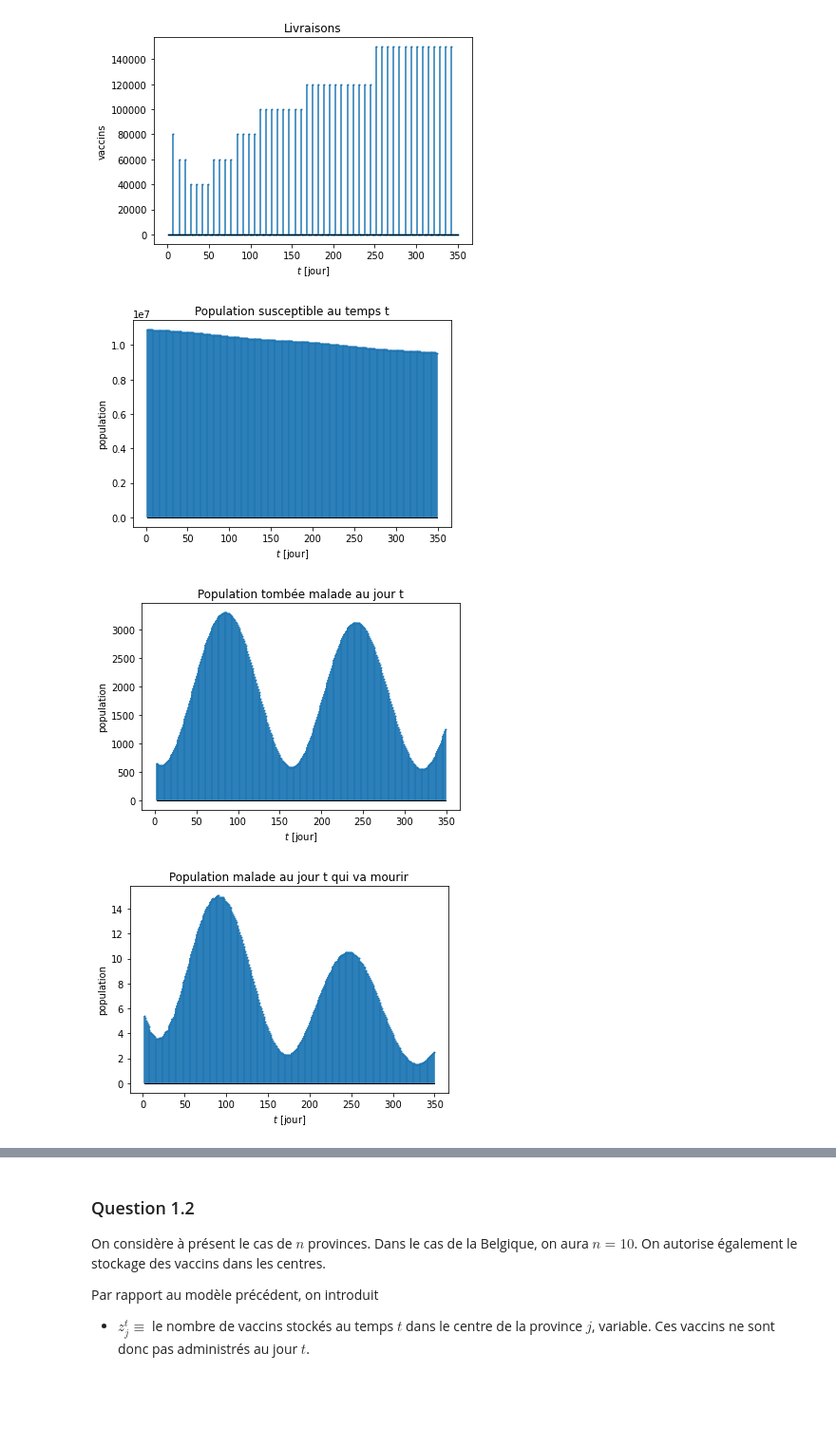
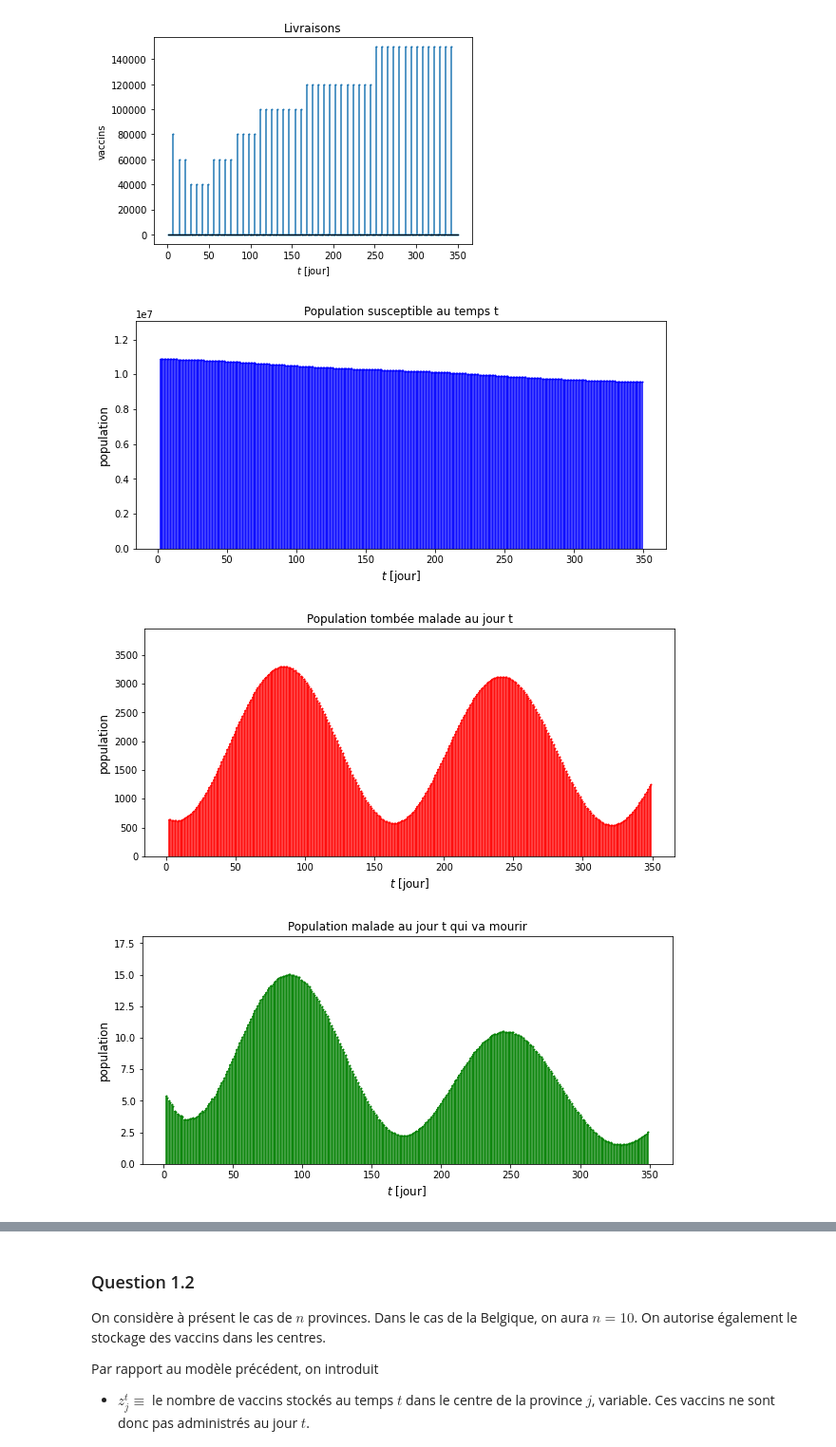
Before and after one commit to EliottVND/LINMA1702, a Jupyter notebook: rapport_notebook.ipynb, the cells around one changed output, grey strips where cells are left out. Shown: that part at 95% size. Saved outputs shown, nothing was run; the diff lists cells and outputs as text; code cells hidden in the pictures; blank space fills up the shorter version.

Commit message:
question 1.1 : définition de fonctions comme à la question 1.2 + Plot en fromage (ax.pie)

```diff
--- a/rapport_notebook.ipynb
+++ b/rapport_notebook.ipynb
@@ -126,32 +157,22 @@ _epsilon = epsilon_t(days)
 model = Model('centre unique', sense=MINIMIZE, solver_name=CBC)
 
 # Variables
-x = np.array( [model.add_var() for t in days-1])
-y = np.array([[model.add_var() for t in days-1] for i in range(m)])
-
-
-# nombre de personnes susceptibles dans chaque classe d'âge
-n_s = [[3778123, 2846993, 2790883, 1390502, 111533]]
-for t in range(1, len(days)):
-    n_s.append([(1 - _lambda[i,t-1]) * n_s[t-1][i] - y[i, t-1] for i in range(m)])
+x,y = init_variables(model, m, len(days))
+n_s = init_population(y, _lambda, days)
 
 # Objectif
 model.objective = minimize(xsum(_epsilon[i,t] * _lambda[i,t] * n_s[t][i] for i in range(m) for t in days[1:-1]))
 
 # Contraintes
-model += xsum(c_tr * x) + xsum(c_v * y[i,t] for i in range(m) for t in days-1) <= c_tot
+model += xsum(c_tr * x) + xsum(c_v * y[t][i] for i in range(m) for t in days-1) <= c_tot
 for t in days-1:
     if t > 1:
-        model += x[t-1] - xsum(y[:,t]) >= 0
+        model += x[t-1] - xsum(y[t][i] for i in range(m)) >= 0
     model += x[t] <= b_c[t]
-    model += xsum(y[:,t]) <= b_v
+    model += xsum(y[t][i] for i in range(m)) <= b_v
     for i in range(m):
-        model += xsum(y[i,k] for k in range(t)) - mu[i] * n_s[0][i]  <= 0
+        model += xsum(y[k][i] for k in range(t)) - mu[i] * n_s[0][i]  <= 0
 
 model.optimize()
-
-# print(f"x = {[x[t].x for t in days-1]}")
-# print("\n")
-# print(f"y = {[[y[i,t].x for i in range(m)] for t in days-1]}")
 # %% [output]
 <OptimizationStatus.OPTIMAL: 0>
@@ -186,18 +205,24 @@ plt.show()
 # %%
 # Plot des populations
 pop = [pop_s, pop_malade, pop_morte]
+color = ['b','r','g']
 titres_pop = ["Population susceptible au temps t", "Population tombée malade au jour t", "Population malade au jour t qui va mourir"]
-plt.figure()
+
 for i in range(3):
+    plt.figure(figsize=(10, 15))
+    plt.subplot(3, 1, i + 1)
     plt.title(titres_pop[i])
-    markerline, stemlines, baseline = plt.stem(days[1:-1], pop[i])
-    plt.xlabel("$t$ [jour]", fontsize=10)
-    plt.ylabel("population", fontsize=10)
+    #plt.plot(days[1:-1], pop[i], "-"+color[i])
+    markerline, stemlines, baseline = plt.stem(days[1:-1], pop[i], "-"+color[i])
+    plt.xlabel("$t$ [jour]", fontsize=12)
+    plt.ylabel("population", fontsize=12)
+    plt.ylim((0, max(pop[i])*1.2))
     baseline.set_color('k')
     baseline.set_linewidth(1)
+    markerline.set_color(color[i])
     markerline.set_markersize(1)
     plt.show()
 # %% [output]
-[figure, old version]
+[figure, new version]
-[figure, old version]
+[figure, new version]
-[figure, old version]
+[figure, new version]
```
Also changed, not shown: parts of 11 cells of this notebook, 8 other files.
